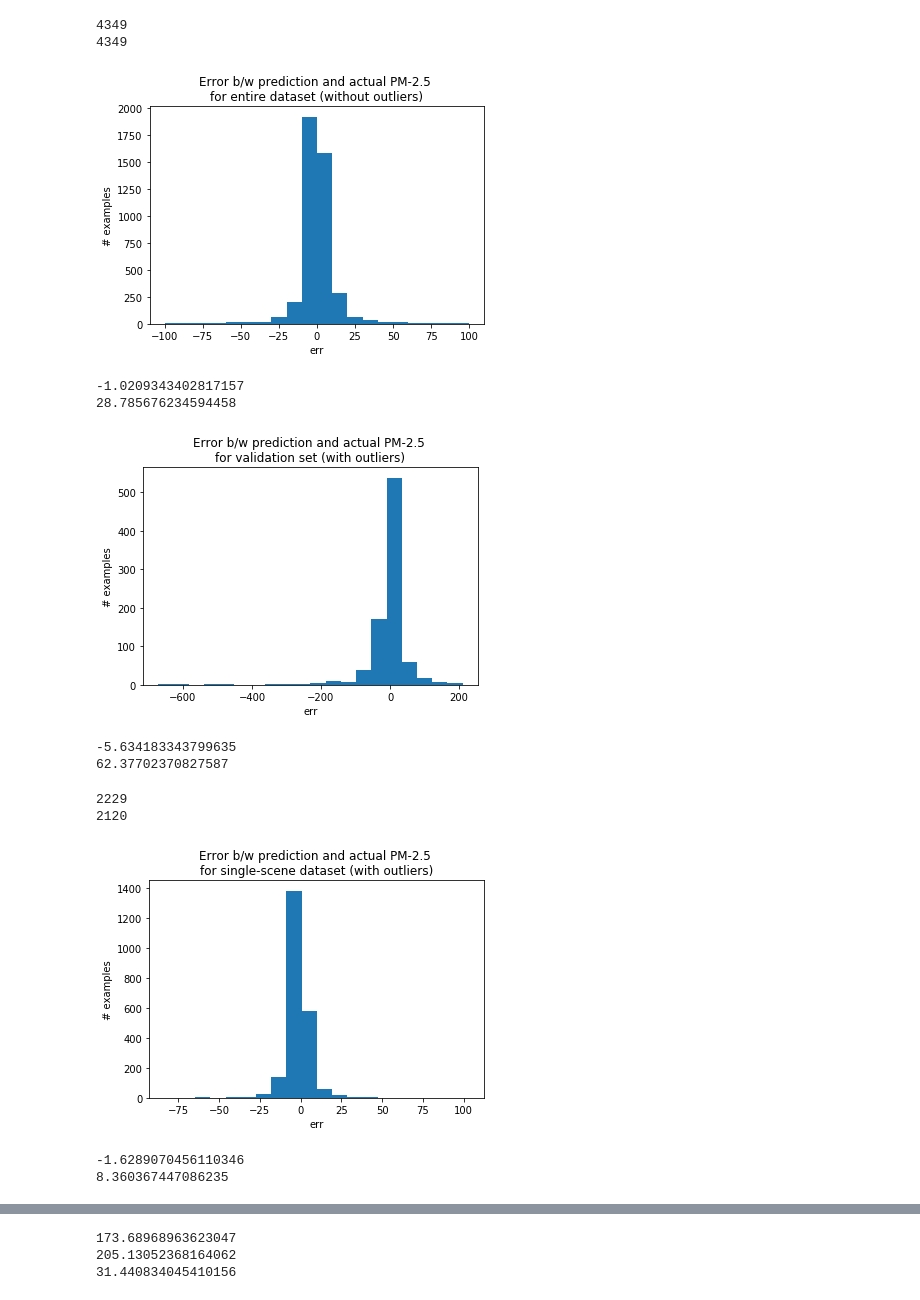
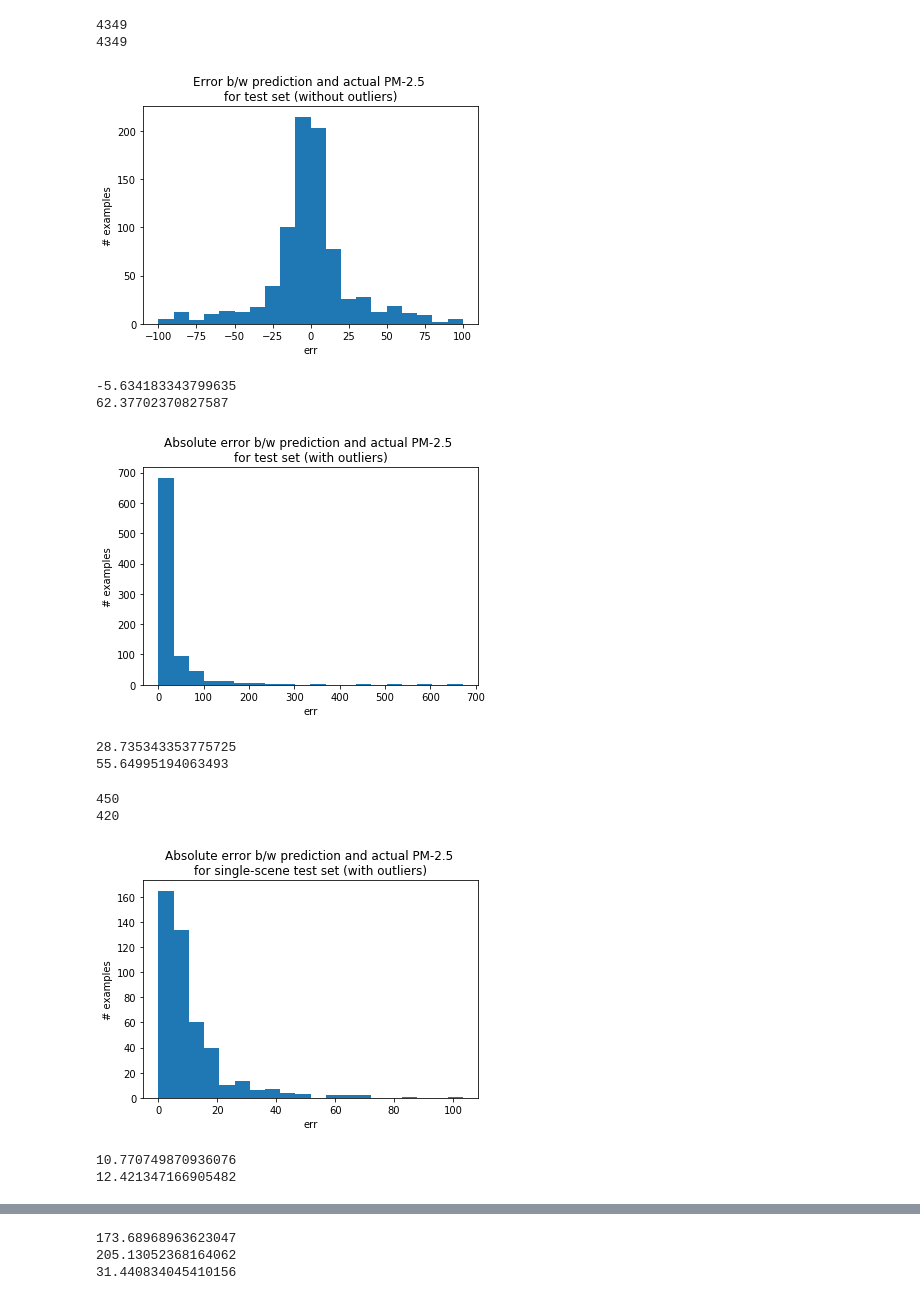
Before and after one commit to shivariyer/particle-detection, a Jupyter notebook: src/demo.ipynb, the cells around one changed output, grey strips where cells are left out. Cells and saved outputs as stored; diff of their text form; code cells hidden in the pictures.

```diff
--- a/src/demo.ipynb
+++ b/src/demo.ipynb
@@ -25,37 +25,36 @@ id_train = data_train.index.tolist()
 id_val = data_val.index.tolist()
 # %%
 err = np.array(preds)-np.array(actual)
-plt.hist(err, bins=20,range=(-100,100))
-plt.title("Error b/w prediction and actual PM-2.5 \nfor entire dataset (without outliers)")
+err_val = err[np.array(id_val)]
+plt.hist(err_val, bins=20,range=(-100,100))
+plt.title("Error b/w prediction and actual PM-2.5 \nfor test set (without outliers)")
 plt.xlabel('err')
 plt.ylabel('# examples')
 plt.savefig('err_full.png')
 plt.show()
-print(np.mean(err))
-print(np.std(err))
+print(np.mean(err_val))
+print(np.std(err_val))
 # %% [output]
-[figure, old version]
+[figure, new version]
--1.0209343402817157
-28.785676234594458
+-5.634183343799635
+62.37702370827587
 # %%
-err_train = err[np.array(id_train)]
-err_val = err[np.array(id_val)]
-plt.hist(err_val, bins=20)
-plt.title("Error b/w prediction and actual PM-2.5 \nfor validation set (with outliers)")
+plt.hist(np.abs(err_val), bins=20)
+plt.title("Absolute error b/w prediction and actual PM-2.5 \nfor test set (with outliers)")
 plt.xlabel('err')
 plt.ylabel('# examples')
 plt.savefig('err_val.png')
 plt.show()
-print(np.mean(err_val))
-print(np.std(err_val))
+print(np.mean(np.abs(err_val)))
+print(np.std(np.abs(err_val)))
 # %% [output]
-[figure, old version]
+[figure, new version]
--5.634183343799635
-62.37702370827587
+28.735343353775725
+55.64995194063493
 # %%
 id_china = []
 id_delhi = []
-for index, row in data.iterrows():
+for index, row in data_val.iterrows():
     filename = row['filename']
     if filename.startswith('Shanghai1') or filename.startswith('Shanghai2') or filename.startswith('Shanghai3') or filename.startswith('Beijing'):
         id_china.append(index)
@@ -65,21 +64,21 @@ for index, row in data.iterrows():
 print(len(id_china))
 print(len(id_delhi))
 # %% [output]
-2229
-2120
+450
+420
 # %%
-err_china = err[np.array(id_china)]
-err_delhi = err[np.array(id_delhi)]
+err_china = np.abs(err[np.array(id_china)]) #err_val,err?
+err_delhi = np.abs(err[np.array(id_delhi)])
 plt.hist(err_china, bins=20)
-plt.title("Error b/w prediction and actual PM-2.5 \nfor single-scene dataset (with outliers)")
+plt.title("Absolute error b/w prediction and actual PM-2.5 \nfor single-scene test set (with outliers)")
 plt.xlabel('err')
 plt.ylabel('# examples')
 plt.savefig('err_china.png')
 plt.show()
 print(np.mean(err_china))
 print(np.std(err_china))
 # %% [output]
-[figure, old version]
+[figure, new version]
--1.6289070456110346
-8.360367447086235
+10.770749870936076
+12.421347166905482
 # %%
```
Also changed, not shown: parts of 1 cell of this notebook, 3 other files.
